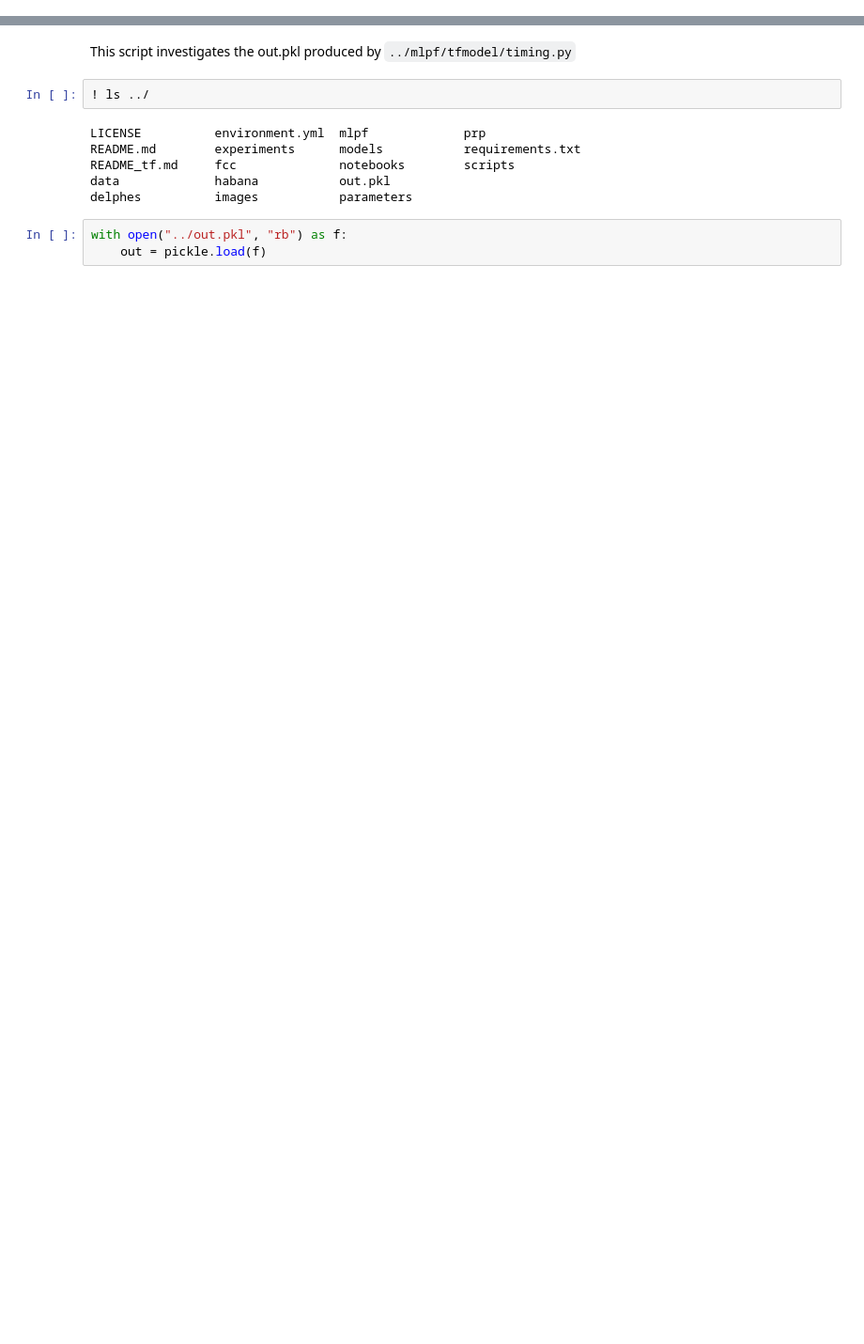
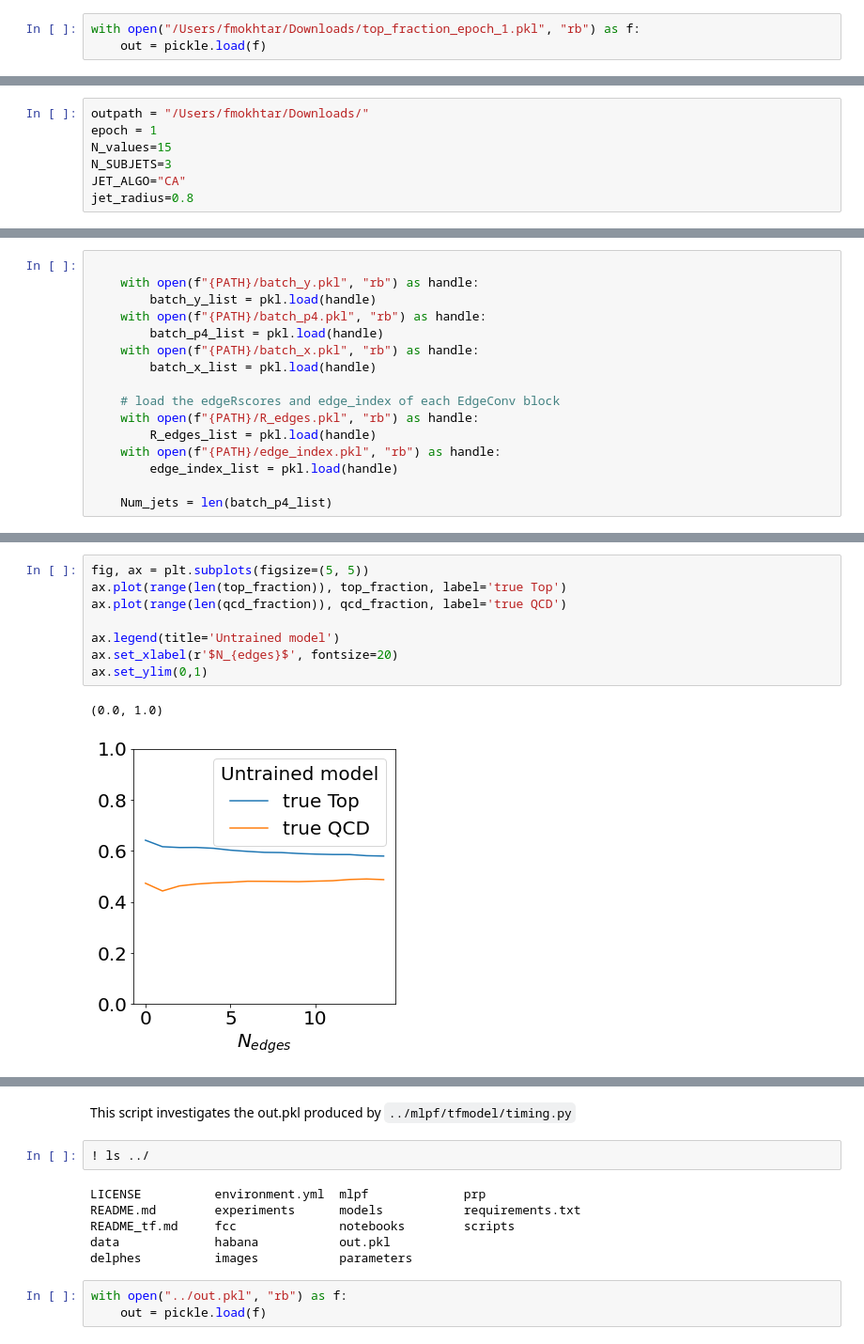
Before and after one commit to farakiko/particleflow, a Jupyter notebook: notebooks/onnx_timing_studies.ipynb, the cells around one changed output, grey strips where cells are left out. Shown at 94% size. Cells and saved outputs as stored; diff of their text form; blank space fills up the shorter version.

```diff
--- a/notebooks/onnx_timing_studies.ipynb
+++ b/notebooks/onnx_timing_studies.ipynb
@@ -4,0 +9,3 @@ import matplotlib.pyplot as plt
+# %%
+with open("/Users/fmokhtar/Downloads/top_fraction_epoch_1.pkl", "rb") as f:
+    out = pickle.load(f)
@@ -4,0 +24,7 @@ import matplotlib.pyplot as plt
+# %%
+outpath = "/Users/fmokhtar/Downloads/"
+epoch = 1
+N_values=15
+N_SUBJETS=3
+JET_ALGO="CA"
+jet_radius=0.8
@@ -4,0 +40,16 @@ import matplotlib.pyplot as plt
+# %%
+
+    with open(f"{PATH}/batch_y.pkl", "rb") as handle:
+        batch_y_list = pkl.load(handle)
+    with open(f"{PATH}/batch_p4.pkl", "rb") as handle:
+        batch_p4_list = pkl.load(handle)
+    with open(f"{PATH}/batch_x.pkl", "rb") as handle:
+        batch_x_list = pkl.load(handle)
+
+    # load the edgeRscores and edge_index of each EdgeConv block
+    with open(f"{PATH}/R_edges.pkl", "rb") as handle:
+        R_edges_list = pkl.load(handle)
+    with open(f"{PATH}/edge_index.pkl", "rb") as handle:
+        edge_index_list = pkl.load(handle)
+
+    Num_jets = len(batch_p4_list)
@@ -4,0 +409,11 @@ import matplotlib.pyplot as plt
+# %%
+fig, ax = plt.subplots(figsize=(5, 5))
+ax.plot(range(len(top_fraction)), top_fraction, label='true Top')
+ax.plot(range(len(qcd_fraction)), qcd_fraction, label='true QCD')
+
+ax.legend(title='Untrained model')
+ax.set_xlabel(r'$N_{edges}$', fontsize=20)
+ax.set_ylim(0,1)
+# %% [output]
+(0.0, 1.0)
+[figure, added]
```
Also changed, not shown: parts of 65 cells of this notebook.
